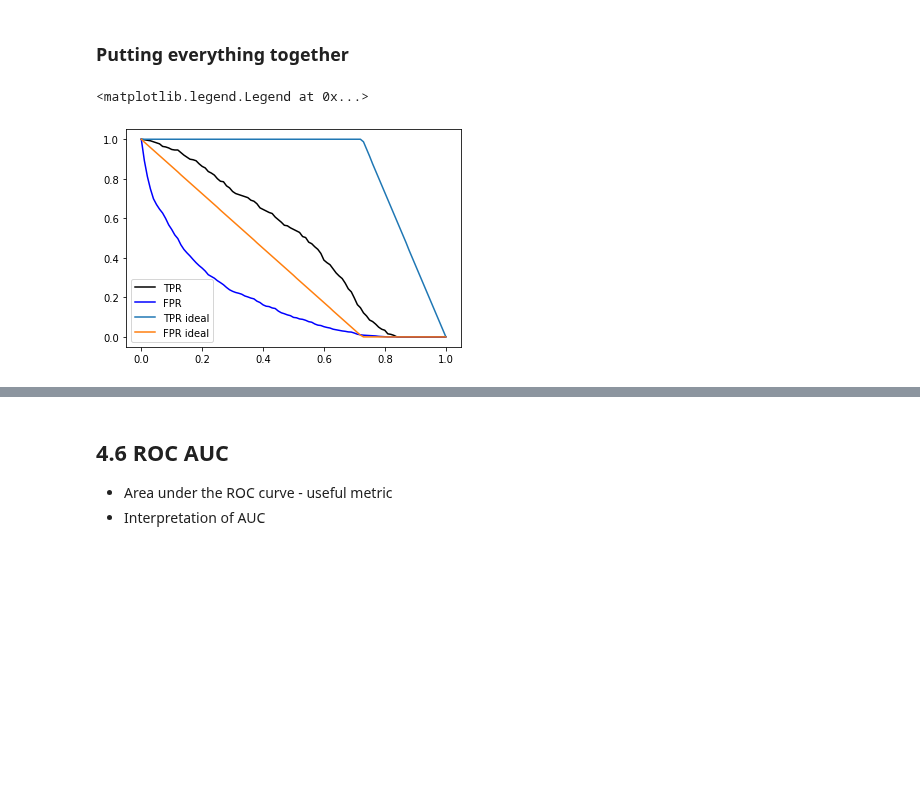
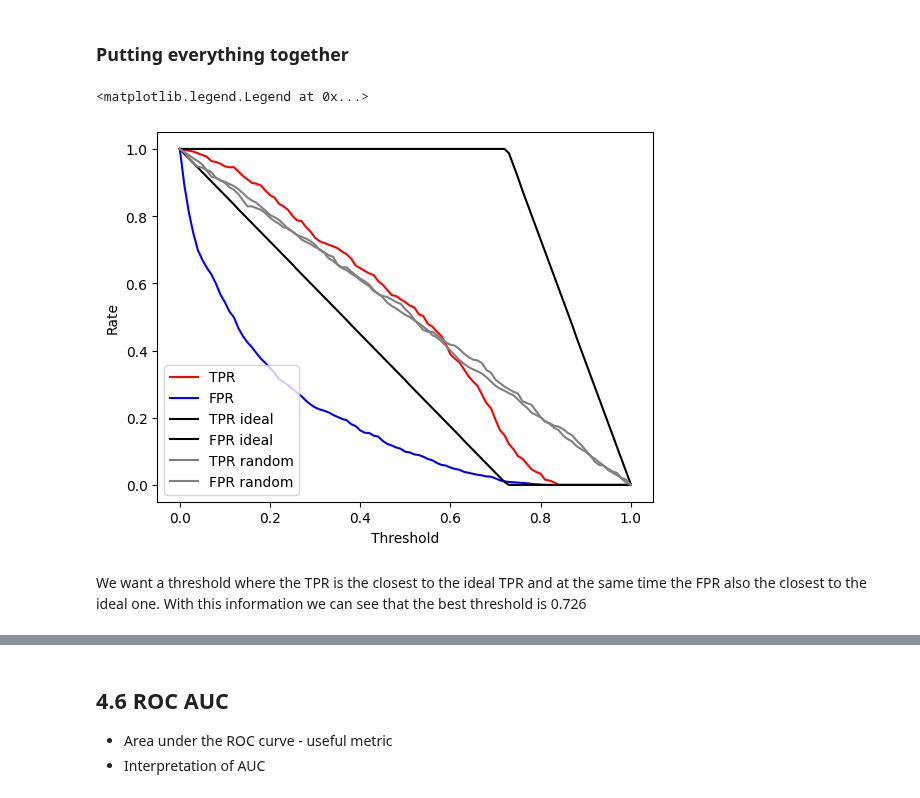
Before and after one commit to DataTalksClub/machine-learning-zoomcamp, a Jupyter notebook: 04-evaluation/notebook.ipynb, the cells around one changed output, grey strips where cells are left out. Saved outputs shown, nothing was run; the diff lists cells and outputs as text; code cells hidden in the pictures; blank space fills up the shorter version.

```diff
--- a/04-evaluation/notebook.ipynb
+++ b/04-evaluation/notebook.ipynb
@@ -25,7 +25,7 @@ from sklearn.model_selection import train_test_split
 from sklearn.feature_extraction import DictVectorizer
 from sklearn.linear_model import LogisticRegression
 # %%
-df = pd.read_csv('data-week-3.csv')
+df = pd.read_csv('../03-classification/data-week-3.csv')
 
 df.columns = df.columns.str.lower().str.replace(' ', '_')
 
@@ -342,19 +396,24 @@ plt.legend()
 # %% [markdown]
 ### Putting everything together
 # %%
-plt.plot(df_scores.threshold, df_scores['tpr'], label='TPR', color='black')
+plt.plot(df_scores.threshold, df_scores['tpr'], label='TPR', color='red')
 plt.plot(df_scores.threshold, df_scores['fpr'], label='FPR', color='blue')
 
-plt.plot(df_ideal.threshold, df_ideal['tpr'], label='TPR ideal')
-plt.plot(df_ideal.threshold, df_ideal['fpr'], label='FPR ideal')
+plt.plot(df_ideal.threshold, df_ideal['tpr'], label='TPR ideal', color='black')
+plt.plot(df_ideal.threshold, df_ideal['fpr'], label='FPR ideal', color='black')
 
-# plt.plot(df_rand.threshold, df_rand['tpr'], label='TPR random', color='grey')
-# plt.plot(df_rand.threshold, df_rand['fpr'], label='FPR random', color='grey')
+plt.plot(df_rand.threshold, df_rand['tpr'], label='TPR random', color='grey')
+plt.plot(df_rand.threshold, df_rand['fpr'], label='FPR random', color='grey')
+
+plt.xlabel('Threshold')
+plt.ylabel('Rate')
 
 plt.legend()
 # %% [output]
 <matplotlib.legend.Legend at 0x...>
-[figure, old version]
+[figure, new version]
+# %% [markdown]
+We want a threshold where the TPR is the closest to the ideal TPR and at the same time the FPR also the closest to the ideal one. With this information we can see that the best threshold is 0.726
 # %%
 plt.figure(figsize=(5, 5))
 
```
Also changed, not shown: parts of 43 cells of this notebook, 2 other files.
